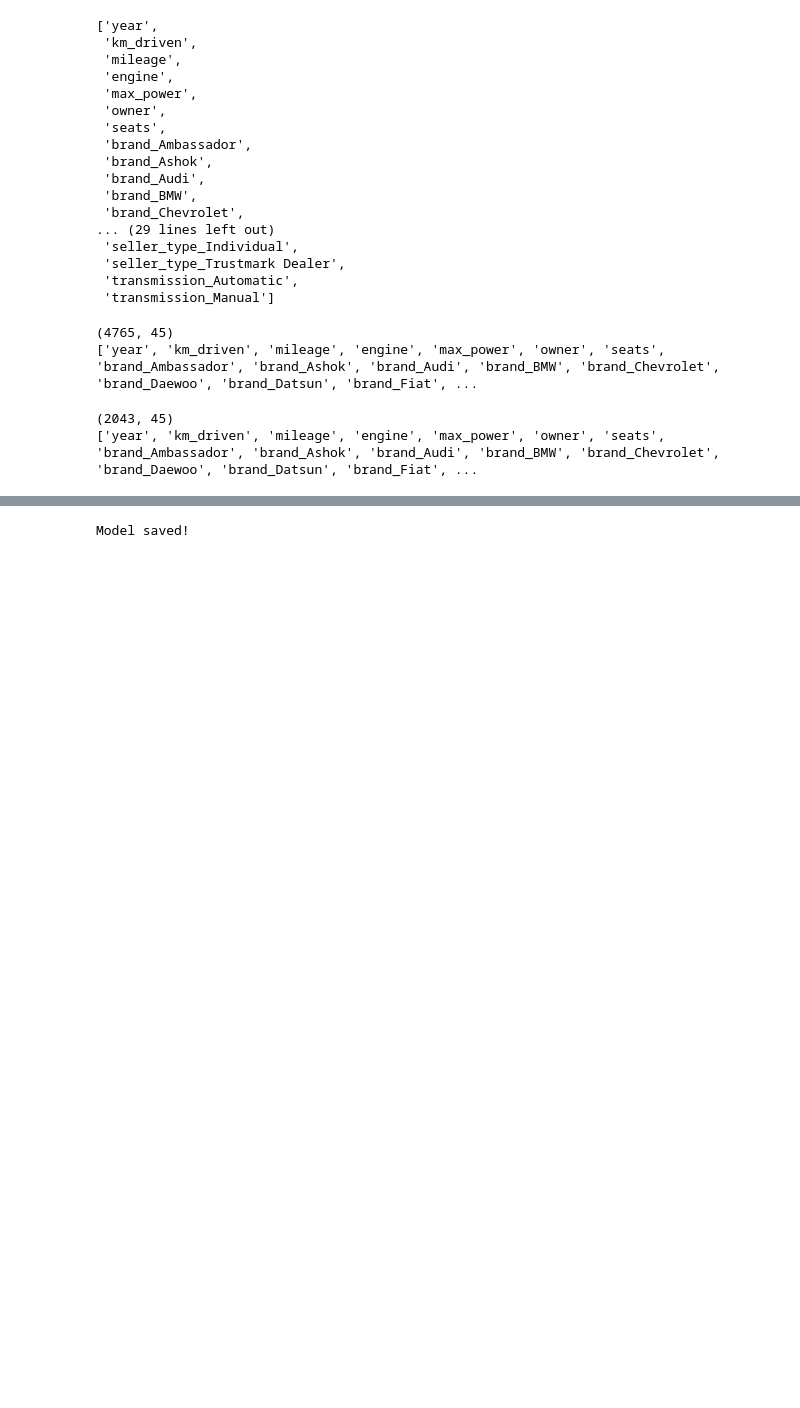
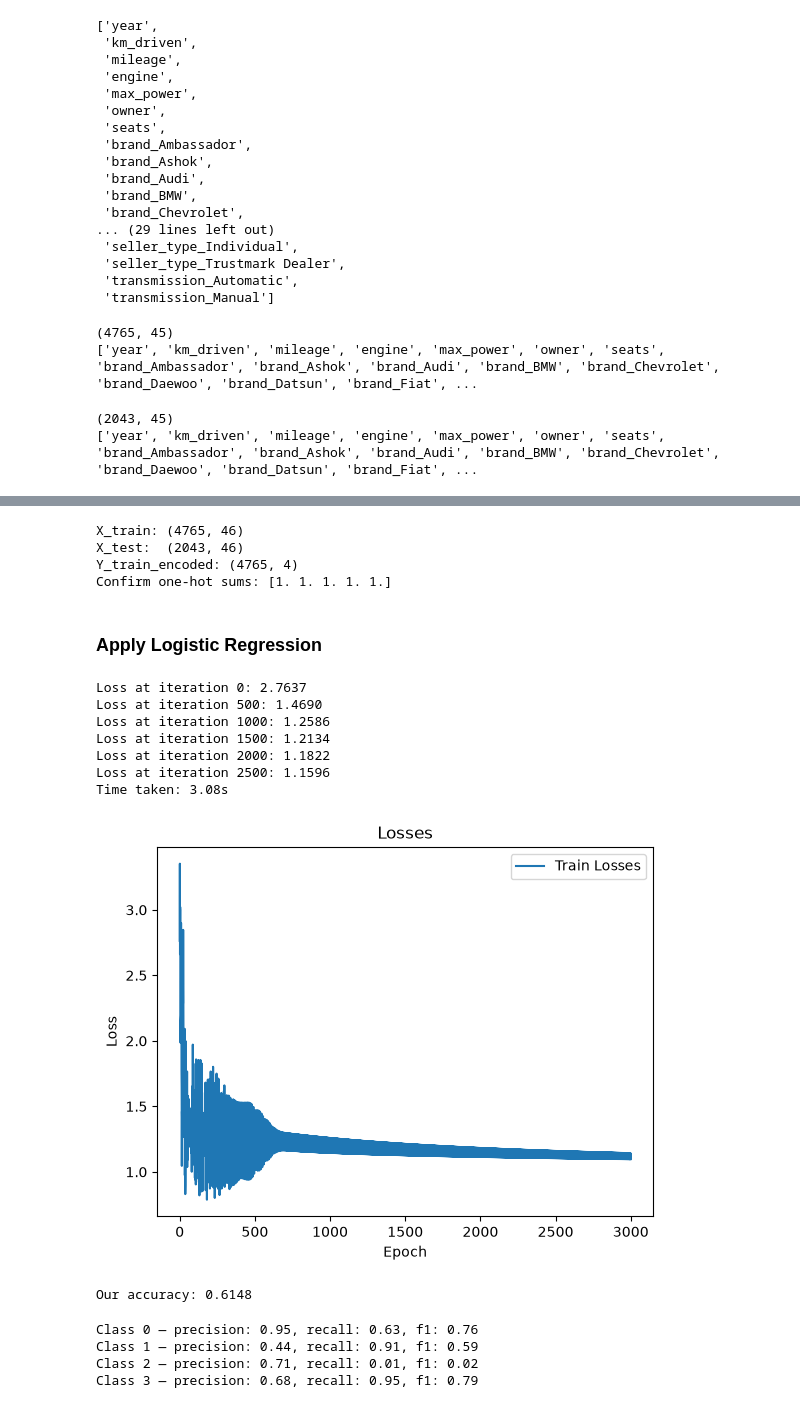
Before and after one commit to SwelSwel/car-price-prediction-a3, a Jupyter notebook: notebooks/a3-classification.ipynb, the cells around one changed output, grey strips where cells are left out. Saved outputs shown, nothing was run; the diff lists cells and outputs as text; code cells hidden in the pictures; blank space fills up the shorter version.

```diff
--- a/notebooks/car-prediction.ipynb
+++ b/notebooks/a3-classification.ipynb
@@ -206,4 +206,9 @@ In this correlation heatmap, it is noted that max_power, engine and year has the
 ### Feature Selection
 # %%
 X = df.drop(columns = ['selling_price']) #The features are all of the columns except the label "selling_price"
-y = np.log(df['selling_price']) # transform into log as the selling price has big numbers
+# Apply log transform first then bin into 4 classes
+# Using qcut for equal-sized groups because the data is skewed to use cut
+y = pd.qcut(np.log(df['selling_price']), q=4, labels=[0, 1, 2, 3]).astype(int)
+
+print("Class distribution:")
+print(y.value_counts().sort_index())
@@ -849,7 +402,30 @@ summary.sort_values("best_r2", ascending = False)
-# %%
-import joblib
-
-joblib.dump(best_model, "../app/code/new_model.pkl")
-print("Model saved!")
-# %% [output]
-Model saved!
+# %%
+# Convert y to one-hot encoding for LogisticRegression class
+# y_train/y_test stay as class labels (0,1,2,3) for metrics later
+k = 4  # number of classes
+
+Y_train_encoded = np.zeros((X_train_final.shape[0], k))
+for c in range(k):
+    Y_train_encoded[y_train == c, c] = 1
+
+# Prepare numpy arrays with intercept
+X_train_np = X_train_final.values
+X_test_np = X_test_final.values
+
+X_train_np = np.concatenate((np.ones((X_train_np.shape[0], 1)), X_train_np), axis=1)
+X_test_np = np.concatenate((np.ones((X_test_np.shape[0], 1)), X_test_np), axis=1)
+
+y_train_np = y_train.values
+y_test_np = y_test.values
+
+print(f"X_train: {X_train_np.shape}")
+print(f"X_test:  {X_test_np.shape}")
+print(f"Y_train_encoded: {Y_train_encoded.shape}")
+print(f"Confirm one-hot sums: {Y_train_encoded.sum(axis=1)[:5]}")
+# %% [output]
+X_train: (4765, 46)
+X_test:  (2043, 46)
+Y_train_encoded: (4765, 4)
+Confirm one-hot sums: [1. 1. 1. 1. 1.]
+# %% [markdown]
+### Apply Logistic Regression
@@ -855,0 +603,33 @@ Model saved!
+# %%
+# Train model without penalty (baseline)
+model = LogisticRegression(k=4, n=X_train_np.shape[1], method="batch", alpha=0.0001, max_iter=3000)
+model.fit(X_train_np, Y_train_encoded)
+yhat = model.predict(X_test_np)
+model.plot()
+# %% [output]
+Loss at iteration 0: 2.7637
+Loss at iteration 500: 1.4690
+Loss at iteration 1000: 1.2586
+Loss at iteration 1500: 1.2134
+Loss at iteration 2000: 1.1822
+Loss at iteration 2500: 1.1596
+Time taken: 3.08s
+[figure, added]
+# %%
+#test accuracy using accuracy function
+
+print(f"Our accuracy: {model.accuracy(y_test_np, yhat):.4f}")
+# %% [output]
+Our accuracy: 0.6148
+# %%
+#test the remaining functions
+
+for c in range(4):
+    print(f"Class {c} — precision: {model.precision(y_test_np, yhat, c):.2f}, "
+          f"recall: {model.recall(y_test_np, yhat, c):.2f}, "
+          f"f1: {model.f1_score(y_test_np, yhat, c):.2f}")
+# %% [output]
+Class 0 — precision: 0.95, recall: 0.63, f1: 0.76
+Class 1 — precision: 0.44, recall: 0.91, f1: 0.59
+Class 2 — precision: 0.71, recall: 0.01, f1: 0.02
+Class 3 — precision: 0.68, recall: 0.95, f1: 0.79
```
Also changed, not shown: parts of 29 cells of this notebook, 20 other files.
